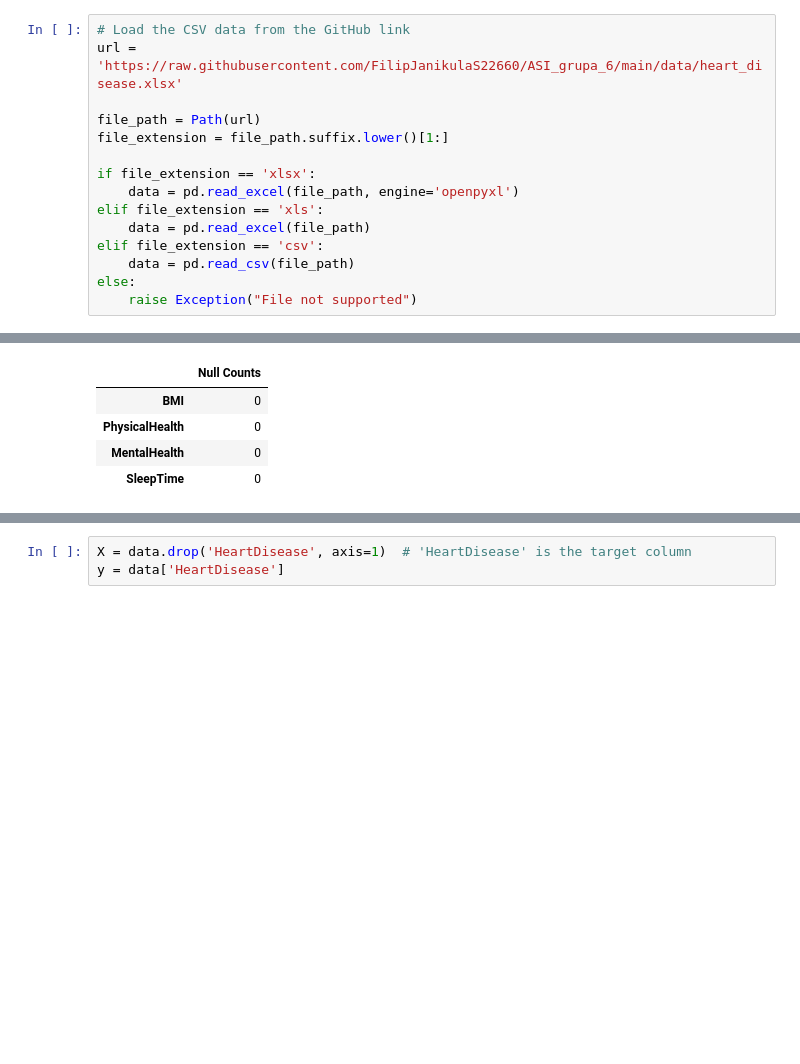
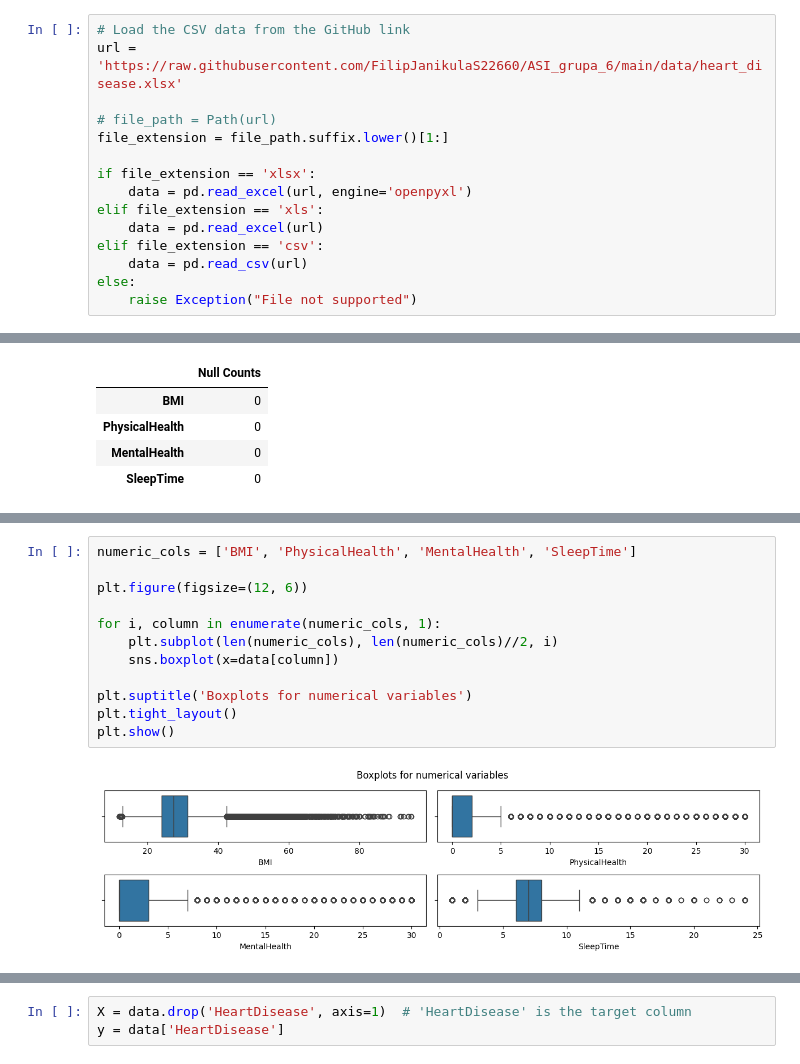
Before and after one commit to FilipJanikulaS22660/ASI_grupa_6, a Jupyter notebook: notebooks/Heart_disease_classification.ipynb, the cells around one changed output, grey strips where cells are left out. Cells and saved outputs as stored; diff of their text form; blank space fills up the shorter version.

Commit message:
Section headers added to the notebook. Beginning of exploratory data analysis.

```diff
--- a/notebooks/Heart_disease_classification.ipynb
+++ b/notebooks/Heart_disease_classification.ipynb
@@ -10,14 +15,14 @@ from sklearn.preprocessing import LabelEncoder
 # Load the CSV data from the GitHub link
 url = 'https://raw.githubusercontent.com/FilipJanikulaS22660/ASI_grupa_6/main/data/heart_disease.xlsx'
 
-file_path = Path(url)
+# file_path = Path(url)
 file_extension = file_path.suffix.lower()[1:]
 
 if file_extension == 'xlsx':
-    data = pd.read_excel(file_path, engine='openpyxl')
+    data = pd.read_excel(url, engine='openpyxl')
 elif file_extension == 'xls':
-    data = pd.read_excel(file_path)
+    data = pd.read_excel(url)
 elif file_extension == 'csv':
-    data = pd.read_csv(file_path)
+    data = pd.read_csv(url)
 else:
     raise Exception("File not supported")
@@ -64,0 +84,14 @@ data.head()
+# %%
+numeric_cols = ['BMI', 'PhysicalHealth', 'MentalHealth', 'SleepTime']
+
+plt.figure(figsize=(12, 6))
+
+for i, column in enumerate(numeric_cols, 1):
+    plt.subplot(len(numeric_cols), len(numeric_cols)//2, i)
+    sns.boxplot(x=data[column])
+
+plt.suptitle('Boxplots for numerical variables')
+plt.tight_layout()
+plt.show()
+# %% [output]
+[figure, added]
```
Also changed, not shown: parts of 8 cells of this notebook.
